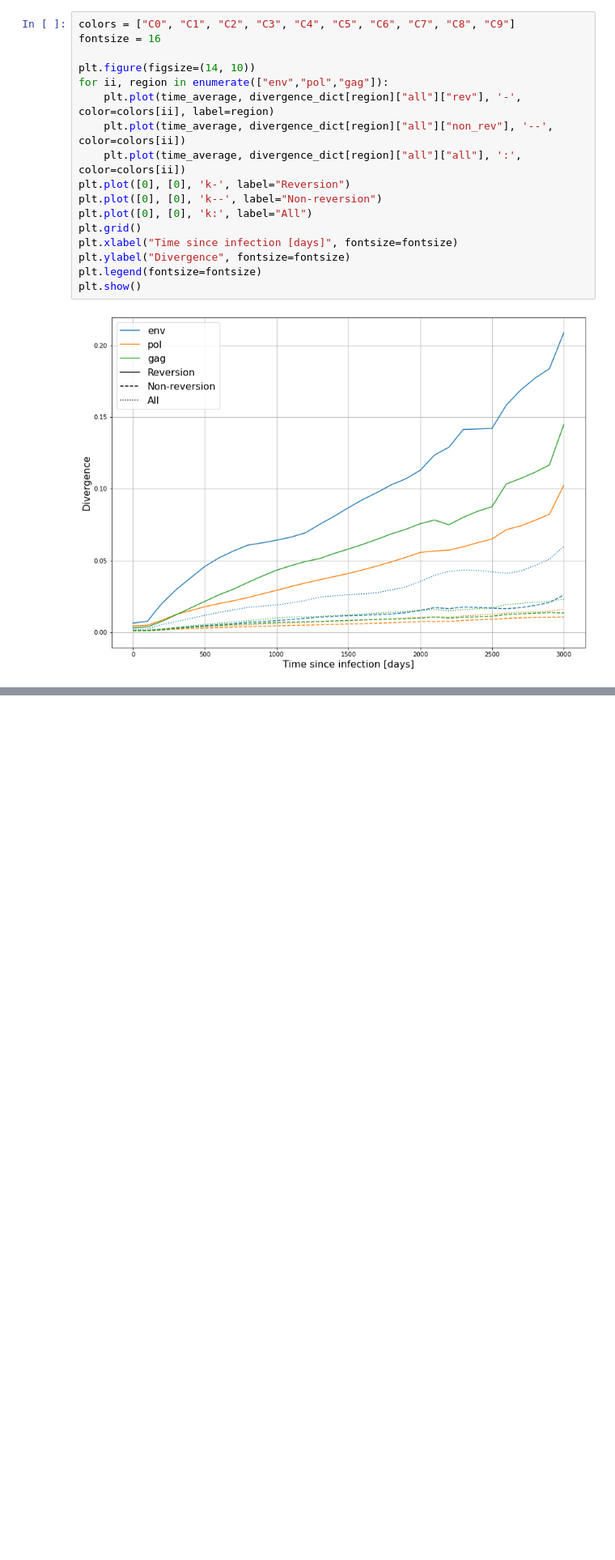
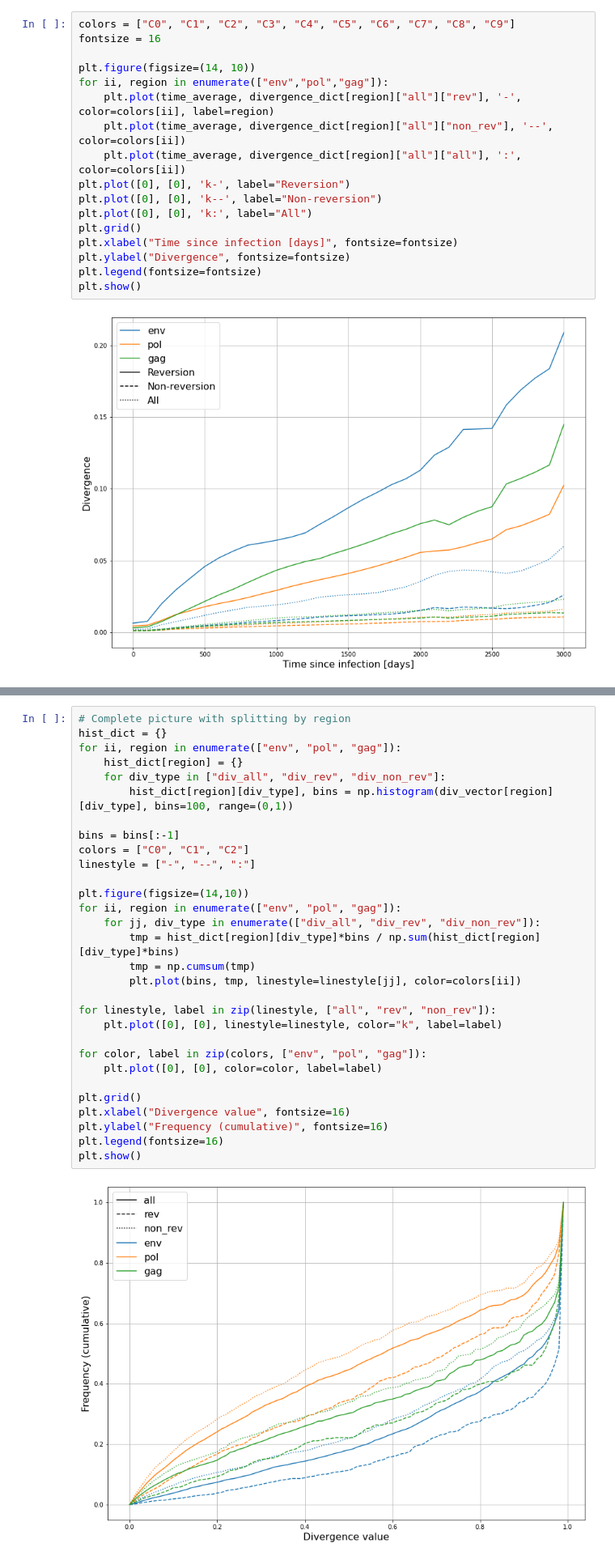
Before and after one commit to neherlab/HIVEVO_recombination, a Jupyter notebook: notebooks/paper_draft/divergence.ipynb, the cells around one changed output, grey strips where cells are left out. Shown at 81% size. Saved outputs shown, nothing was run; the diff lists cells and outputs as text; blank space fills up the shorter version.

```diff
--- a/notebooks/paper_draft/divergence.ipynb
+++ b/notebooks/paper_draft/divergence.ipynb
@@ -84,0 +140,32 @@ plt.show()
+# %%
+# Complete picture with splitting by region
+hist_dict = {}
+for ii, region in enumerate(["env", "pol", "gag"]):
+    hist_dict[region] = {}
+    for div_type in ["div_all", "div_rev", "div_non_rev"]:
+        hist_dict[region][div_type], bins = np.histogram(div_vector[region][div_type], bins=100, range=(0,1))
+
+bins = bins[:-1]
+colors = ["C0", "C1", "C2"]
+linestyle = ["-", "--", ":"]
+
+plt.figure(figsize=(14,10))
+for ii, region in enumerate(["env", "pol", "gag"]):
+    for jj, div_type in enumerate(["div_all", "div_rev", "div_non_rev"]):
+        tmp = hist_dict[region][div_type]*bins / np.sum(hist_dict[region][div_type]*bins)
+        tmp = np.cumsum(tmp)
+        plt.plot(bins, tmp, linestyle=linestyle[jj], color=colors[ii])
+
+for linestyle, label in zip(linestyle, ["all", "rev", "non_rev"]):
+    plt.plot([0], [0], linestyle=linestyle, color="k", label=label)
+
+for color, label in zip(colors, ["env", "pol", "gag"]):
+    plt.plot([0], [0], color=color, label=label)
+
+plt.grid()
+plt.xlabel("Divergence value", fontsize=16)
+plt.ylabel("Frequency (cumulative)", fontsize=16)
+plt.legend(fontsize=16)
+plt.show()
+# %% [output]
+[figure, added]
```
Also changed, not shown: parts of 6 cells of this notebook, 3 other files.
